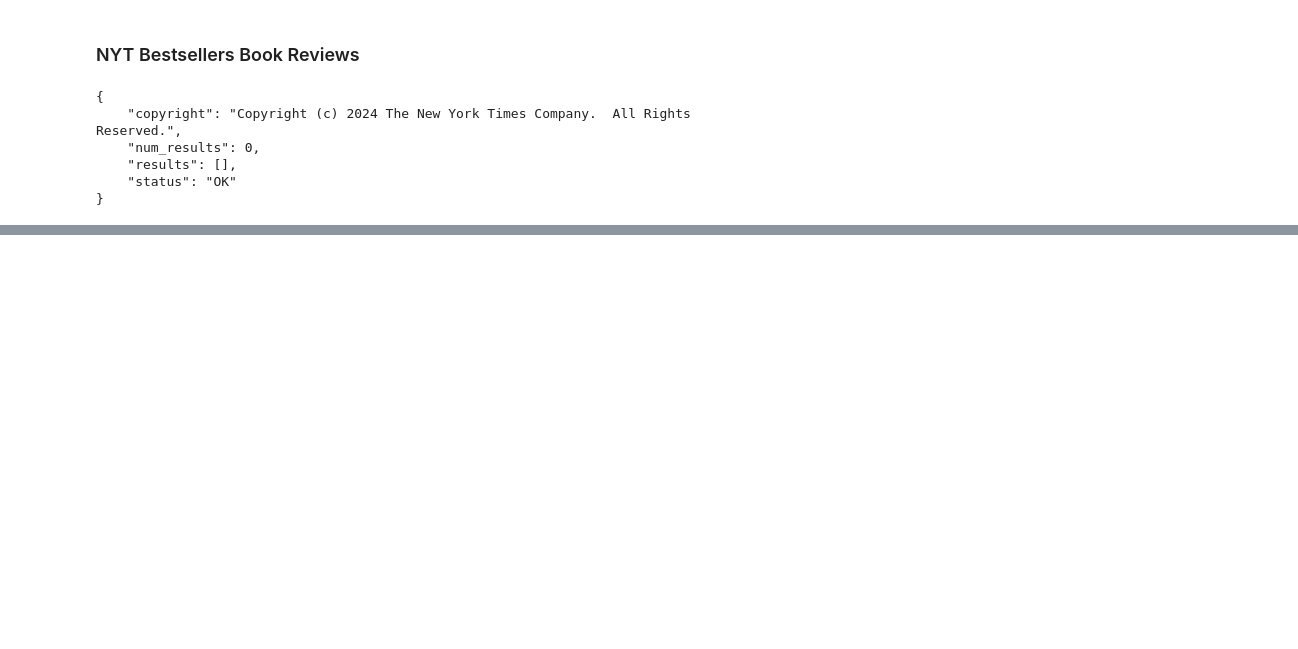
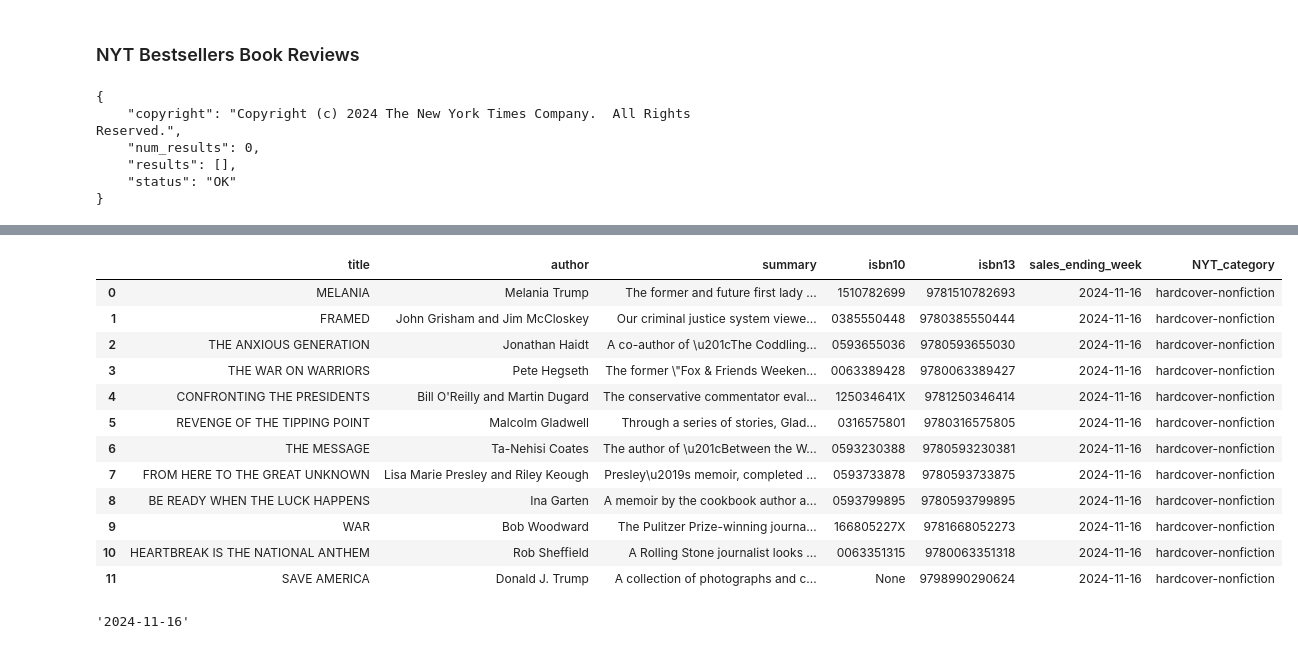
Before and after one commit to rsa-captech/rachel-recommender, a Jupyter notebook: notebook.ipynb, the cells around one changed output, grey strips where cells are left out. Saved outputs shown, nothing was run; the diff lists cells and outputs as text; code cells hidden in the pictures; blank space fills up the shorter version.

```diff
--- a/notebook.ipynb
+++ b/notebook.ipynb
@@ -115,0 +101,36 @@ for i in range(0, len(data2["results"])):
+# %%
+# Build df
+
+# Populate list
+title_lst = []
+author_lst = []
+summary_lst = []
+isbn10_lst = []
+isbn13_lst = []
+# publish_date_lst = []
+# genre_lst = []
+# amazon_url_lst = []
+
+for i in range(0, len(data["results"])):
+    title_lst.append(json.dumps(data["results"][i]["book_details"][0]["title"], indent=4, sort_keys=True)) # title
+    author_lst.append(json.dumps(data["results"][i]["book_details"][0]["author"], indent=4, sort_keys=True)) # author
+    summary_lst.append(json.dumps(data["results"][i]["book_details"][0]["description"], indent=4, sort_keys=True)) # summary
+    isbn10_lst.append(json.dumps(data["results"][i]["book_details"][0]["primary_isbn10"], indent=4, sort_keys=True)) # isbn10
+    isbn13_lst.append(json.dumps(data["results"][i]["book_details"][0]["primary_isbn13"], indent=4, sort_keys=True)) # isbn13
+    # publish_date_lst.append(json.dumps(data["results"][i]["published_date"], indent=4, sort_keys=True)) # publish date
+    # genre_lst.append(json.dumps(data["results"][i]["list_name"], indent=4, sort_keys=True)) # publish date
+    # amazon_url_lst.append(json.dumps(data["results"][i]["amazon_product_url"], indent=4, sort_keys=True)) # amazon product url
+
+# Initialize df
+nytimes1204_dict = {
+    'title': title_lst
+    , 'author': author_lst
+    , 'summary': summary_lst
+    , 'isbn10': isbn10_lst
+    , 'isbn13': isbn13_lst
+    # , 'publish_date': publish_date_lst
+    # , 'genre': genre_lst
+    # , 'amazon_url': amazon_url_lst
+}
+
+nytimes1204_df = pd.DataFrame(nytimes1204_dict)
@@ -125,0 +224,21 @@ for i in range(0, len(data2["results"])):
+# %%
+NYT_book_details("2024-12-01", "hardcover-nonfiction")
+# %% [output]
+|  | title | author | summary | isbn10 | isbn13 | sales_ending_week | NYT_category |
+| 0 | MELANIA | Melania Trump | The former and future first lady ... | 1510782699 | 9781510782693 | 2024-11-16 | hardcover-nonfiction |
+| 1 | FRAMED | John Grisham and Jim McCloskey | Our criminal justice system viewe... | 0385550448 | 9780385550444 | 2024-11-16 | hardcover-nonfiction |
+| 2 | THE ANXIOUS GENERATION | Jonathan Haidt | A co-author of \u201cThe Coddling... | 0593655036 | 9780593655030 | 2024-11-16 | hardcover-nonfiction |
+| 3 | THE WAR ON WARRIORS | Pete Hegseth | The former \"Fox & Friends Weeken... | 0063389428 | 9780063389427 | 2024-11-16 | hardcover-nonfiction |
+| 4 | CONFRONTING THE PRESIDENTS | Bill O'Reilly and Martin Dugard | The conservative commentator eval... | 125034641X | 9781250346414 | 2024-11-16 | hardcover-nonfiction |
+| 5 | REVENGE OF THE TIPPING POINT | Malcolm Gladwell | Through a series of stories, Glad... | 0316575801 | 9780316575805 | 2024-11-16 | hardcover-nonfiction |
+| 6 | THE MESSAGE | Ta-Nehisi Coates | The author of \u201cBetween the W... | 0593230388 | 9780593230381 | 2024-11-16 | hardcover-nonfiction |
+| 7 | FROM HERE TO THE GREAT UNKNOWN | Lisa Marie Presley and Riley Keough | Presley\u2019s memoir, completed ... | 0593733878 | 9780593733875 | 2024-11-16 | hardcover-nonfiction |
+| 8 | BE READY WHEN THE LUCK HAPPENS | Ina Garten | A memoir by the cookbook author a... | 0593799895 | 9780593799895 | 2024-11-16 | hardcover-nonfiction |
+| 9 | WAR | Bob Woodward | The Pulitzer Prize-winning journa... | 166805227X | 9781668052273 | 2024-11-16 | hardcover-nonfiction |
+| 10 | HEARTBREAK IS THE NATIONAL ANTHEM | Rob Sheffield | A Rolling Stone journalist looks ... | 0063351315 | 9780063351318 | 2024-11-16 | hardcover-nonfiction |
+| 11 | SAVE AMERICA | Donald J. Trump | A collection of photographs and c... | None | 9798990290624 | 2024-11-16 | hardcover-nonfiction |
+# %%
+sales_ending_week = datetime.datetime.strptime("2024-12-01", "%Y-%m-%d") - timedelta(days=15)
+sales_ending_week.strftime("%Y-%m-%d")
+# %% [output]
+'2024-11-16'
```
Also changed, not shown: parts of 15 cells of this notebook.
